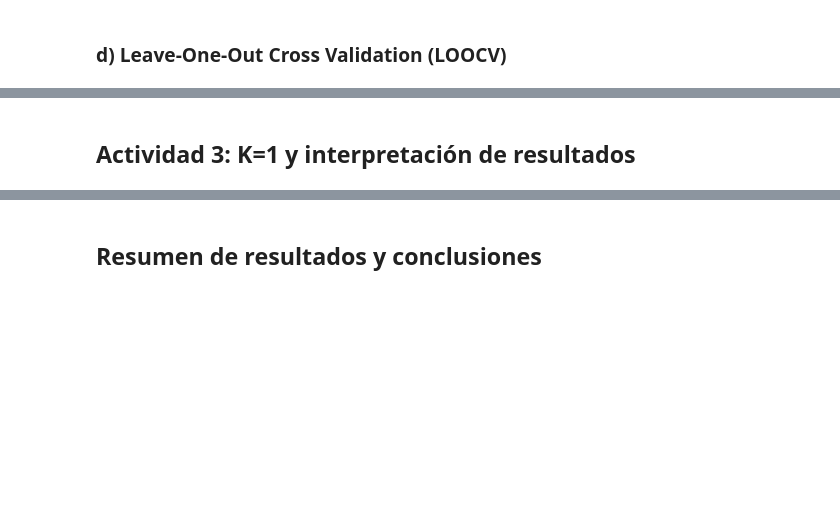
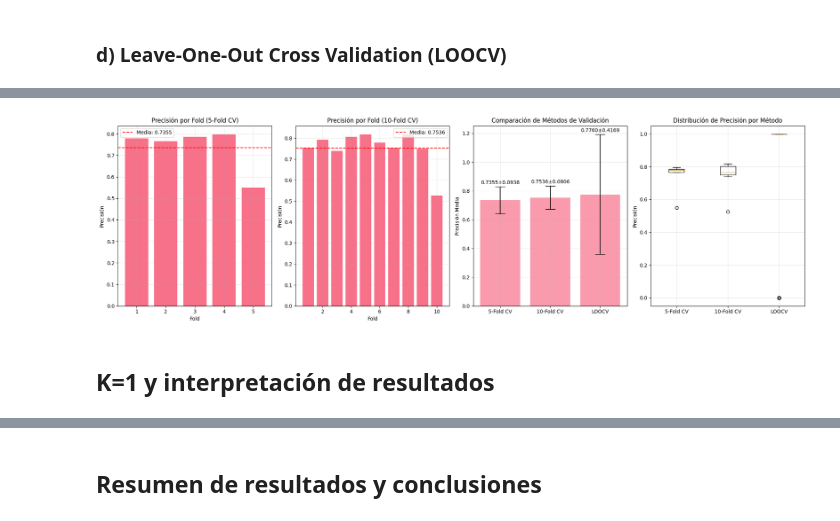
Before and after one commit to NoSoyRo/mdm-framework, a Jupyter notebook: p6/practica6_clasificacion_preprocesamiento.ipynb, the cells around one changed output, grey strips where cells are left out. Saved outputs shown, nothing was run; the diff lists cells and outputs as text; code cells hidden in the pictures; blank space fills up the shorter version.

```diff
--- a/p6/practica6_clasificacion_preprocesamiento.ipynb
+++ b/p6/practica6_clasificacion_preprocesamiento.ipynb
@@ -421,0 +611,14 @@ plt.show()
+# %%
+# Validación cruzada con 5 folds
+cv_scores_k5 = cross_val_score(lr_model, X_std, y, cv=5, scoring='accuracy')
+
+print('=== VALIDACIÓN CRUZADA (5-FOLD) ===')
+print(f'Precisión de cada fold:')
+for i, score in enumerate(cv_scores_k5, 1):
+    print(f'Fold {i:2d}: {score:.4f} ({score*100:.2f}%)')
+
+print(f'\nEstadísticas de validación cruzada (K=5):')
+print(f'Media: {cv_scores_k5.mean():.4f} ({cv_scores_k5.mean()*100:.2f}%)')
+print(f'Desviación estándar: {cv_scores_k5.std():.4f} ({cv_scores_k5.std()*100:.2f}%)')
+print(f'Mínimo: {cv_scores_k5.min():.4f} ({cv_scores_k5.min()*100:.2f}%)')
+print(f'Máximo: {cv_scores_k5.max():.4f} ({cv_scores_k5.max()*100:.2f}%)')
@@ -442,32 +663,52 @@ print(f'LOOCV      - Media: {loo_scores.mean():.4f}, Std: {loo_scores.std():.4f}
 # %%
 # Visualizar comparación de métodos de validación
-plt.figure(figsize=(12, 6))
+plt.figure(figsize=(20, 6))
 
-plt.subplot(1, 2, 1)
-methods = ['10-Fold CV', 'LOOCV']
-means = [cv_scores.mean(), loo_scores.mean()]
-stds = [cv_scores.std(), loo_scores.std()]
+plt.subplot(1, 4, 1)
+plt.bar(range(1, len(cv_scores_k5) + 1), cv_scores_k5)
+plt.axhline(y=cv_scores_k5.mean(), color='red', linestyle='--', label=f'Media: {cv_scores_k5.mean():.4f}')
+plt.xlabel('Fold')
+plt.ylabel('Precisión')
+plt.title('Precisión por Fold (5-Fold CV)')
+plt.legend()
+plt.grid(True, alpha=0.3)
+
+plt.subplot(1, 4, 2)
+plt.bar(range(1, len(cv_scores) + 1), cv_scores)
+plt.axhline(y=cv_scores.mean(), color='red', linestyle='--', label=f'Media: {cv_scores.mean():.4f}')
+plt.xlabel('Fold')
+plt.ylabel('Precisión')
+plt.title('Precisión por Fold (10-Fold CV)')
+plt.legend()
+plt.grid(True, alpha=0.3)
+
+plt.subplot(1, 4, 3)
+methods = ['5-Fold CV', '10-Fold CV', 'LOOCV']
+means = [cv_scores_k5.mean(), cv_scores.mean(), loo_scores.mean()]
+stds = [cv_scores_k5.std(), cv_scores.std(), loo_scores.std()]
 
 plt.bar(methods, means, yerr=stds, capsize=10, alpha=0.7)
 plt.ylabel('Precisión Media')
 plt.title('Comparación de Métodos de Validación')
 plt.grid(True, alpha=0.3)
 
 # Añadir valores en las barras
 for i, (mean, std) in enumerate(zip(means, stds)):
     plt.text(i, mean + std + 0.01, f'{mean:.4f}±{std:.4f}',
              ha='center', va='bottom')
 
-plt.subplot(1, 2, 2)
-plt.boxplot([cv_scores, loo_scores], labels=methods)
+plt.subplot(1, 4, 4)
+plt.boxplot([cv_scores_k5, cv_scores, loo_scores], labels=methods)
 plt.ylabel('Precisión')
 plt.title('Distribución de Precisión por Método')
 plt.grid(True, alpha=0.3)
 
 plt.tight_layout()
 plt.show()
+# %% [output]
+[figure, added]
 # %% [markdown]
-## Actividad 3: K=1 y interpretación de resultados
+## K=1 y interpretación de resultados
 # %%
 # Validación cruzada con K=1 (equivalente a LOOCV)
 print('=== VALIDACIÓN CON K=1 ===')
```
Also changed, not shown: parts of 22 cells of this notebook.
